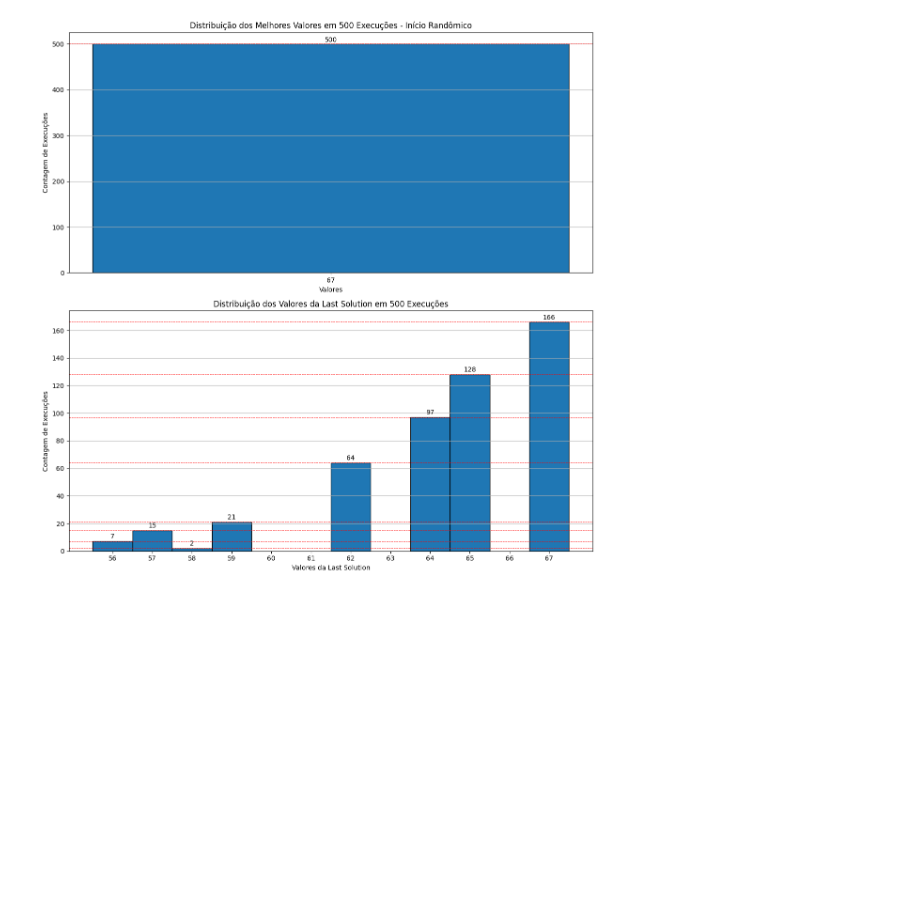
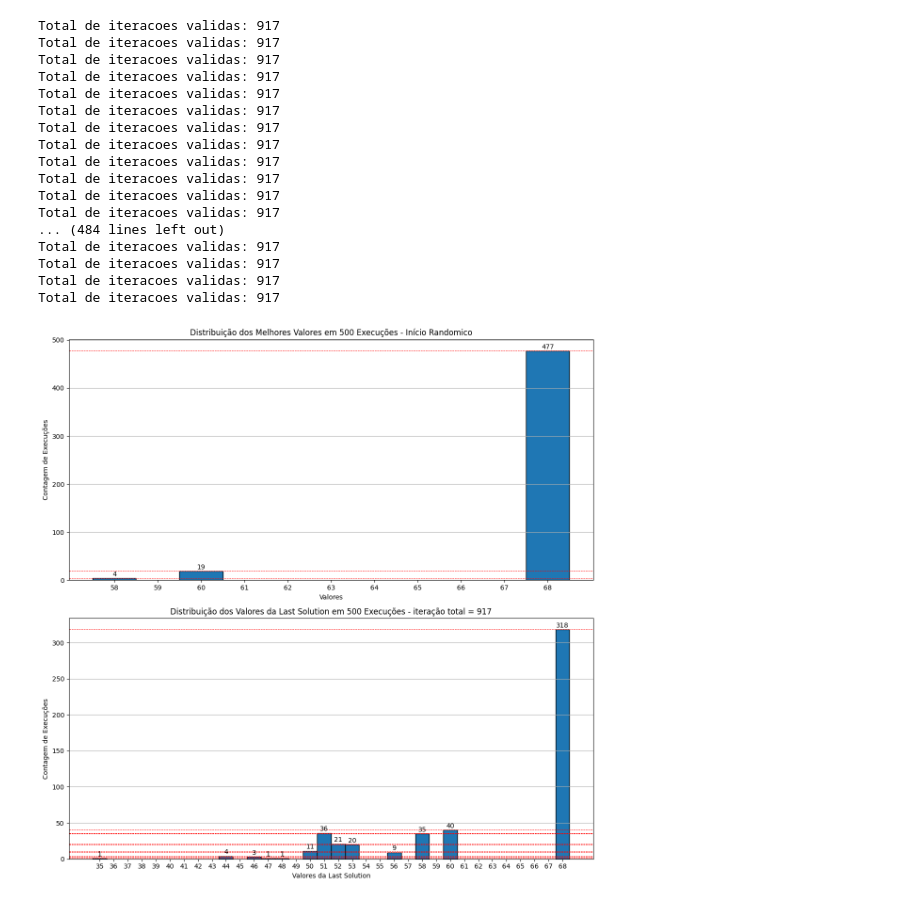
Before and after one commit to Nkamura/SI-Knapsack-problem, a Jupyter notebook: Better Alg.ipynb, the cells around one changed output. Drawn from its saved outputs; the diff is of its cells as text; code cells hidden in the pictures; blank space fills up the shorter version.

Commit message:
917 iterations

```diff
--- a/Better Alg.ipynb
+++ b/Better Alg.ipynb
@@ -120,8 +120,9 @@ def solveKnapsackStaticInit():
     # Temperatura recebe um valor "aleatório" que vai dimiuindo conforme aumentar o número e iterações
     temperature = 1000
     #decreaseFactor = 1
-    decreaseFactor = 0.09994
+    decreaseFactor = 0.99
     stopTemp = 0.1
+
 
     # Stuck count para "sair" de loops ruins
     # NAO ALTERAR A TEMPERATURA MANUALMENTE!
@@ -218,10 +219,10 @@ def solveKnapsackRandomInit():
 
     # Temperatura inicial
     # Temperatura recebe um valor "aleatório" que vai dimiuindo conforme aumentar o número e iterações
-    temperature = 100000000
+    temperature = 1000
     #decreaseFactor = 1
-    decreaseFactor = 0.999
-    stopTemp = 0.001
+    decreaseFactor = 0.99
+    stopTemp = 0.1
 
     # Stuck count para "sair" de loops ruins
     # NAO ALTERAR A TEMPERATURA MANUALMENTE!
@@ -279,7 +280,7 @@ def solveKnapsackRandomInit():
             igualZero = igualZero + 1
 
     #print(lastAcepted)
-    #print(f"Total de iteracoes validas: {totalIteracoes}")
+    print(f"Total de iteracoes validas: {totalIteracoes}")
     #print(f"Total de iteracoes invalidas: {igualZero}")
     #print(f"Aceitou o pior: {countPior}")
     #print(f"random: {lastValueRandom}   lastExp: {lastMath}    lastTemp: {lastTemp}")
@@ -376,64 +377,79 @@ import math
 import copy
 import matplotlib.pyplot as plt
 
-# Cria a pasta SolutionsGraphs caso ela não exista
 output_folder = 'SolutionsGraphs'
 if not os.path.exists(output_folder):
     os.makedirs(output_folder)
 
 results = []
-last_solution_values = []  # Lista para armazenar os valores da lastSolution
-num_iterations = 500  # Número de execuções
+last_solution_values = []
+num_iterations = 500
 
 for i in range(num_iterations):
     bestSolution, bestValue, lastSolution = solveKnapsackRandomInit()
     results.append(bestValue)
-    total_last_value = calculate_value(lastSolution, originalValues, capacity)  # Calcula o valor total da lastSolution
-    last_solution_values.append(total_last_value)  # Armazena o valor total da lastSolution
+    total_last_value = calculate_value(lastSolution, originalValues, capacity)
+    last_solution_values.append(total_last_value)
 
 # Gráfico 1: Distribuição dos Melhores Valores
 unique_values, counts = np.unique(results, return_counts=True)
 
 plt.figure(figsize=(12, 12))
 
 # Gráfico 1: Melhores Valores
 plt.subplot(2, 1, 1)  # 2 linhas, 1 coluna, gráfico 1
 bars = plt.bar(unique_values, counts, width=1, edgecolor='black', align='center')
 plt.xlabel('Valores')
 plt.ylabel('Contagem de Execuções')
-plt.title(f'Distribuição dos Melhores Valores em {num_iterations} Execuções - Início Randômico')
-plt.xticks(np.arange(min(unique_values), max(unique_values) + 1, 1))  # Eixo X de 1 em 1
-plt.grid(axis='y')  # Grade para facilitar a visualização
+plt.title(f'Distribuição dos Melhores Valores em {num_iterations} Execuções - Início Randomico')
+plt.xticks(np.arange(min(unique_values), max(unique_values) + 1, 1))
+plt.grid(axis='y')
 
 # Adicionar linhas pontilhadas nos valores do eixo Y
 for i in range(len(counts)):
-    plt.axhline(y=counts[i], color='red', linestyle='--', linewidth=0.7)  # Linha pontilhada
-    plt.text(unique_values[i], counts[i] + 1, str(counts[i]), ha='center', va='bottom')  # Adiciona o valor em cima da barra
+    plt.axhline(y=counts[i], color='red', linestyle='--', linewidth=0.7)
+    plt.text(unique_values[i], counts[i] + 1, str(counts[i]), ha='center', va='bottom')
 
 # Gráfico 2: Distribuição dos Valores da Last Solution
 unique_last_values, last_counts = np.unique(last_solution_values, return_counts=True)
 
 # Gráfico 2: Last Solution
-plt.subplot(2, 1, 2)  # 2 linhas, 1 coluna, gráfico 2
+plt.subplot(2, 1, 2)
 bars_last = plt.bar(unique_last_values, last_counts, width=1, edgecolor='black', align='center')
 plt.xlabel('Valores da Last Solution')
 plt.ylabel('Contagem de Execuções')
-plt.title(f'Distribuição dos Valores da Last Solution em {num_iterations} Execuções')
-plt.xticks(np.arange(min(unique_last_values), max(unique_last_values) + 1, 1))  # Eixo X de 1 em 1
-plt.grid(axis='y')  # Grade para facilitar a visualização
+plt.title(f'Distribuição dos Valores da Last Solution em {num_iterations} Execuções - iteração total = 917')
+plt.xticks(np.arange(min(unique_last_values), max(unique_last_values) + 1, 1))
+plt.grid(axis='y')
 
-# Adicionar linhas pontilhadas nos valores do eixo Y
+# Linhas pontilhadas
 for i in range(len(last_counts)):
-    plt.axhline(y=last_counts[i], color='red', linestyle='--', linewidth=0.7)  # Linha pontilhada
-    plt.text(unique_last_values[i], last_counts[i] + 1, str(last_counts[i]), ha='center', va='bottom')  # Valor em cima da barra
+    plt.axhline(y=last_counts[i], color='red', linestyle='--', linewidth=0.7)
+    plt.text(unique_last_values[i], last_counts[i] + 1, str(last_counts[i]), ha='center', va='bottom')
 
-# Ajustar layout
 plt.tight_layout()
 
 # Salvar o gráfico na pasta SolutionsGraphs em formato JPG
-output_path = os.path.join(output_folder, "Distribuicao_Valores_Init_Random.jpg")
+output_path = os.path.join(output_folder, "Distribuicao_Valores_Random_Static.jpg")
 plt.savefig(output_path, format='jpg')
 
 plt.show()
 # %% [output]
+Total de iteracoes validas: 917
+Total de iteracoes validas: 917
+Total de iteracoes validas: 917
+Total de iteracoes validas: 917
+Total de iteracoes validas: 917
+Total de iteracoes validas: 917
+Total de iteracoes validas: 917
+Total de iteracoes validas: 917
+Total de iteracoes validas: 917
+Total de iteracoes validas: 917
+Total de iteracoes validas: 917
+Total de iteracoes validas: 917
+... (484 lines left out)
+Total de iteracoes validas: 917
+Total de iteracoes validas: 917
+Total de iteracoes validas: 917
+Total de iteracoes validas: 917
-[figure, old version]
+[figure, new version]
```
Also changed, not shown: parts of 4 cells of this notebook, 5 other files.
